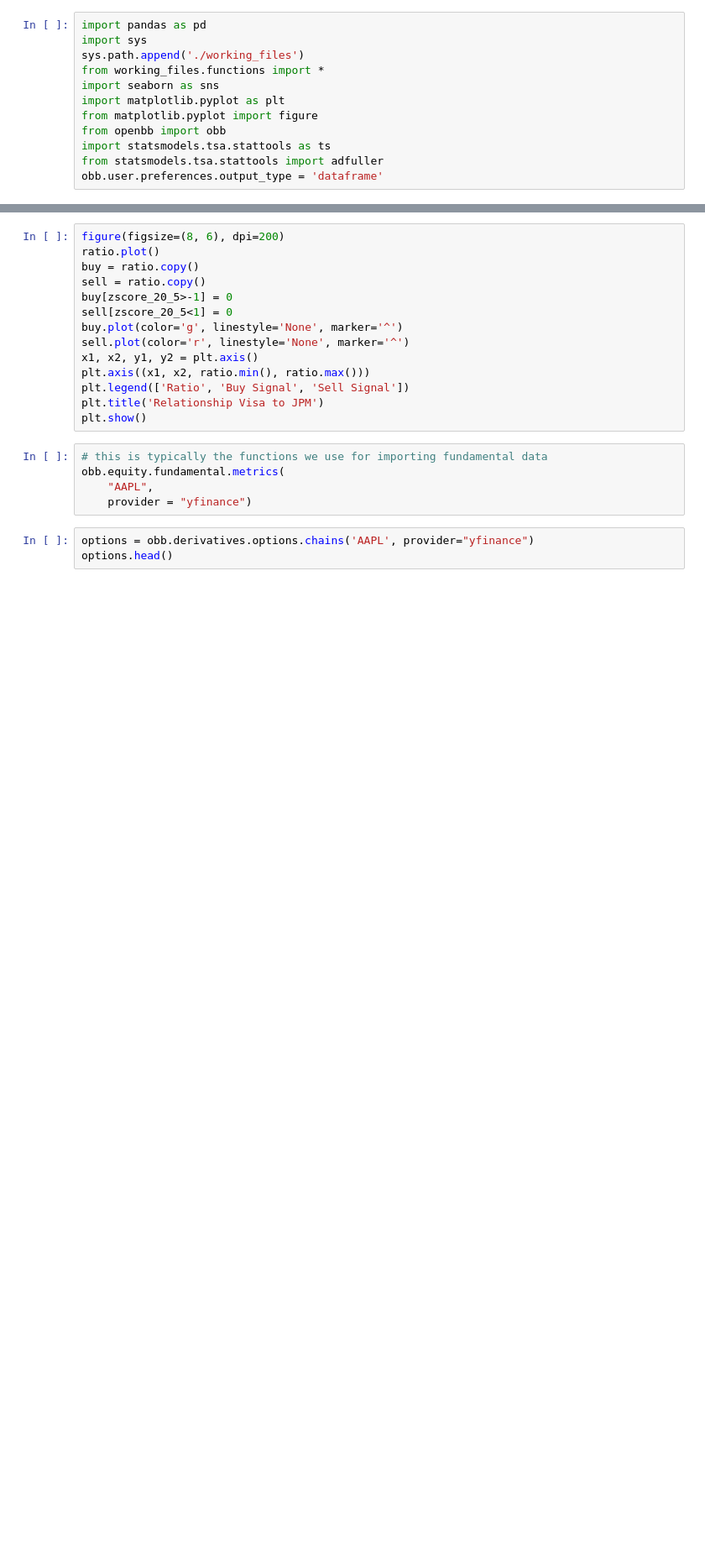
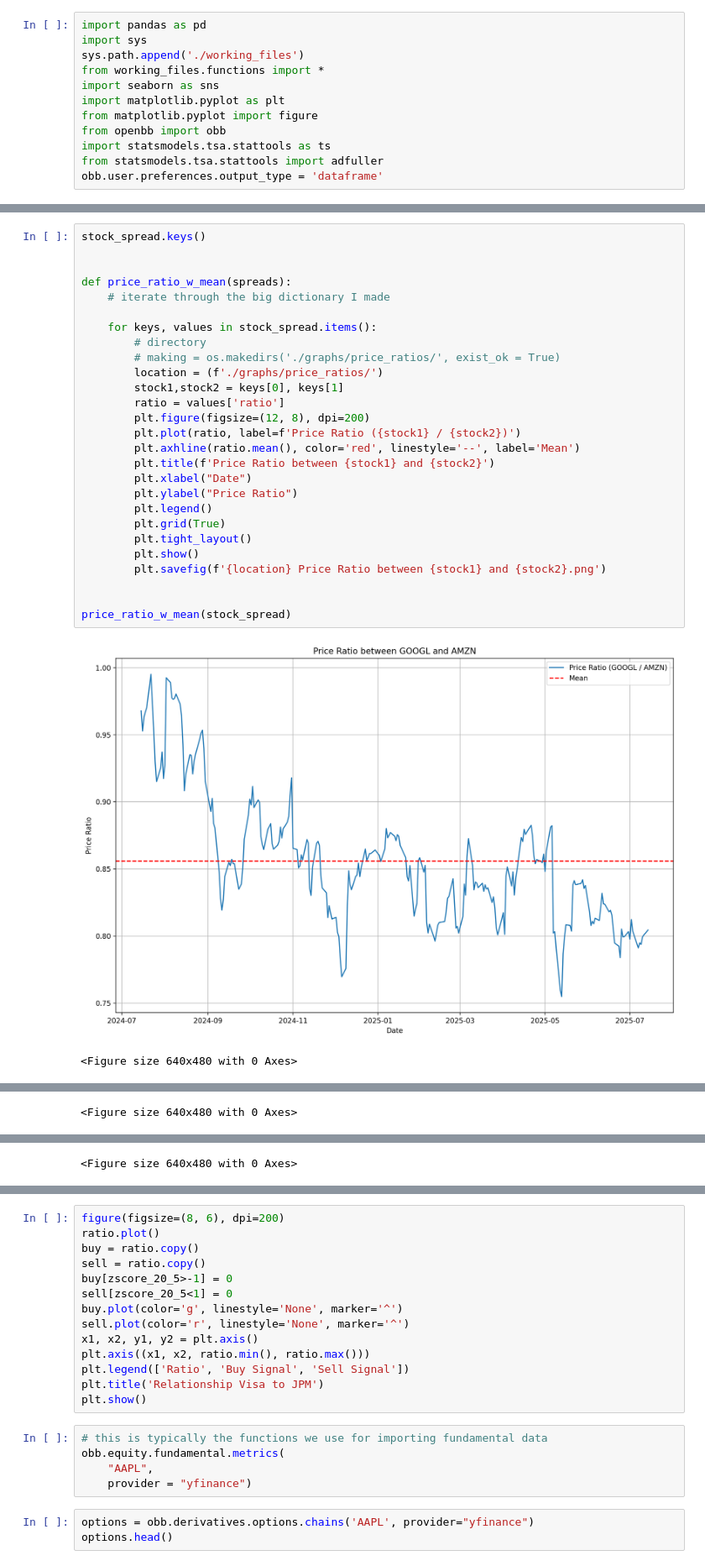
Before and after one commit to jasonrdz/economic-outlook, a Jupyter notebook: pairs_trading.ipynb, the cells around one changed output, grey strips where cells are left out. Shown at 84% size. Cells and saved outputs as stored; diff of their text form; blank space fills up the shorter version.

```diff
--- a/pairs_trading.ipynb
+++ b/pairs_trading.ipynb
@@ -166,0 +152,30 @@ stock_spread
+# %%
+stock_spread.keys()
+
+
+def price_ratio_w_mean(spreads):
+    # iterate through the big dictionary I made
+
+    for keys, values in stock_spread.items():
+        # directory
+        # making = os.makedirs('./graphs/price_ratios/', exist_ok = True)
+        location = (f'./graphs/price_ratios/')
+        stock1,stock2 = keys[0], keys[1]
+        ratio = values['ratio']
+        plt.figure(figsize=(12, 8), dpi=200)
+        plt.plot(ratio, label=f'Price Ratio ({stock1} / {stock2})')
+        plt.axhline(ratio.mean(), color='red', linestyle='--', label='Mean')
+        plt.title(f'Price Ratio between {stock1} and {stock2}')
+        plt.xlabel("Date")
+        plt.ylabel("Price Ratio")
+        plt.legend()
+        plt.grid(True)
+        plt.tight_layout()
+        plt.show()
+        plt.savefig(f'{location} Price Ratio between {stock1} and {stock2}.png')
+
+
+price_ratio_w_mean(stock_spread)
+# %% [output]
+[figure, added]
+<Figure size 640x480 with 0 Axes>
@@ -166,0 +183 @@ stock_spread
+<Figure size 640x480 with 0 Axes>
@@ -167 +185,2 @@ stock_spread
+<Figure size 640x480 with 0 Axes>
 # %%
```
Also changed, not shown: parts of 9 cells of this notebook, 1 other file.
